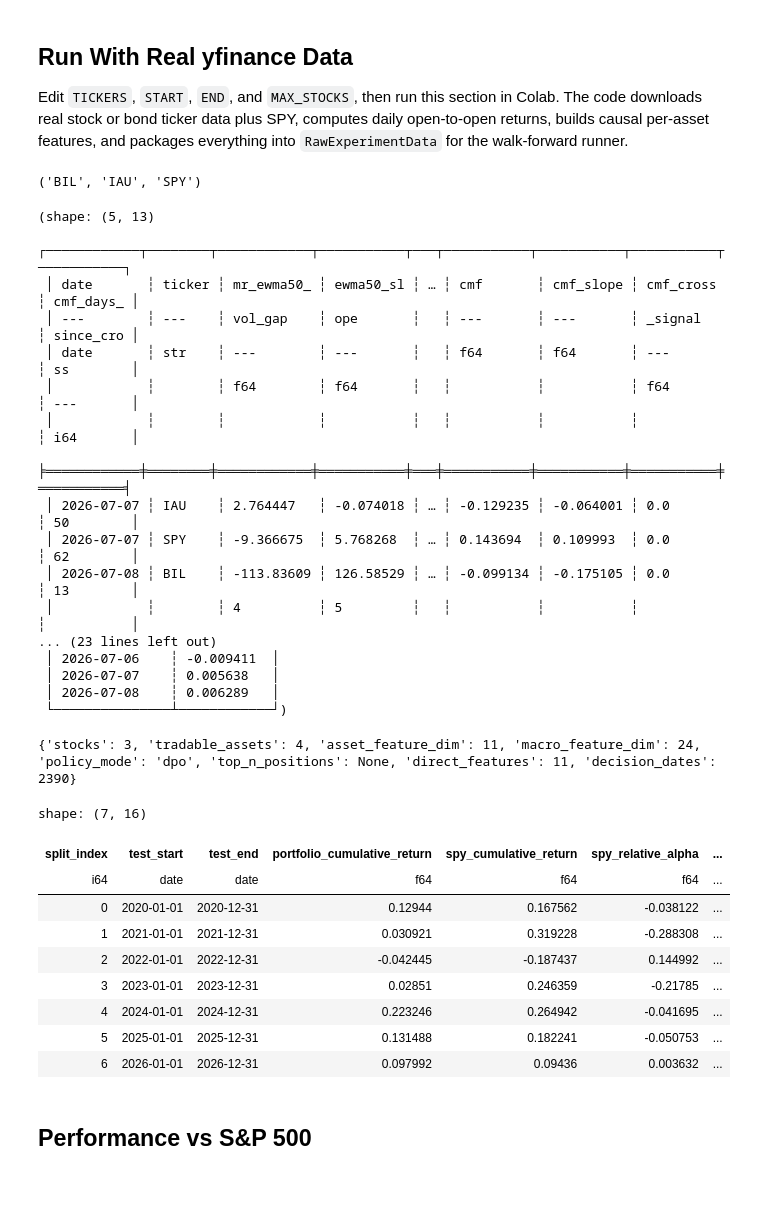
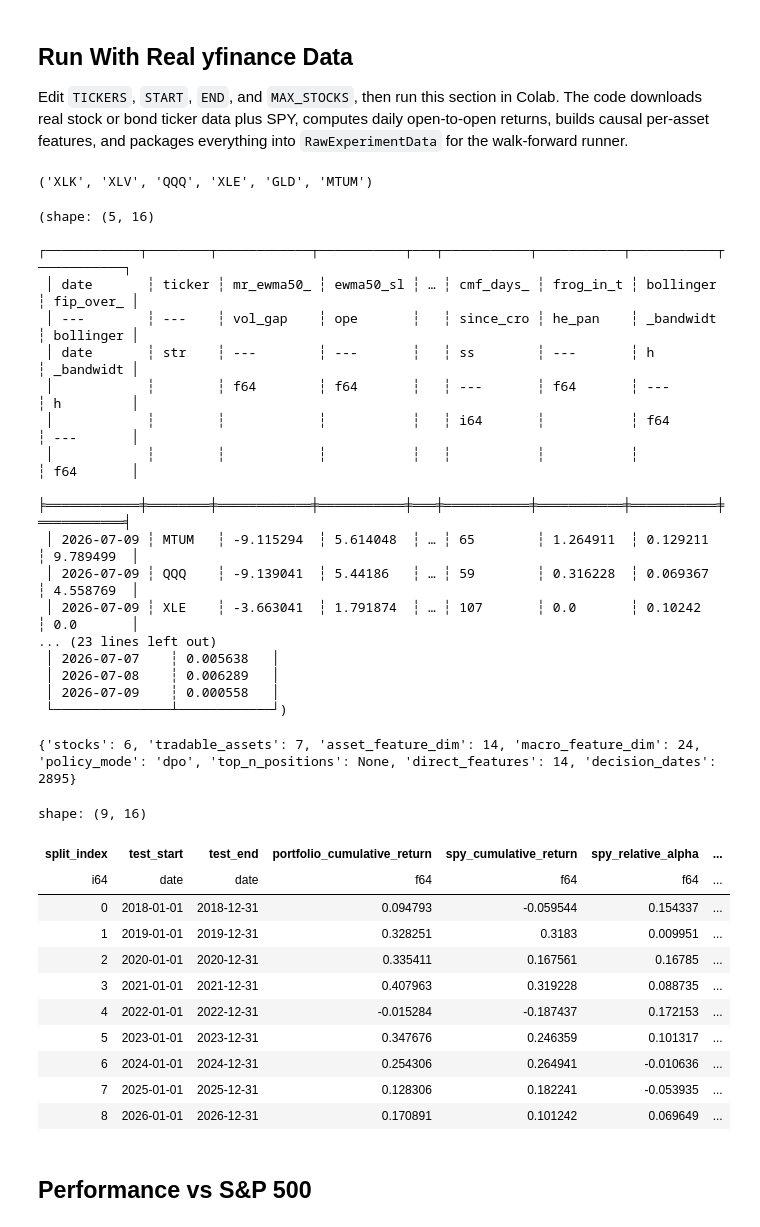
Before and after one commit to nidarshans/FINRL, a Jupyter notebook: notebooks/colab_walk_forward.ipynb, the cells around one changed output. Drawn from its saved outputs; the diff is of its cells as text; code cells hidden in the pictures; blank space fills up the shorter version.

```diff
--- a/notebooks/colab_walk_forward.ipynb
+++ b/notebooks/colab_walk_forward.ipynb
@@ -61,10 +62,10 @@ Replace the synthetic fixture below with the output of the data, feature, prepro
 Edit `TICKERS`, `START`, `END`, and `MAX_STOCKS`, then run this section in Colab. The code downloads real stock or bond ticker data plus SPY, computes daily open-to-open returns, builds causal per-asset features, and packages everything into `RawExperimentData` for the walk-forward runner.
 # %%
 TICKERS = [
-    "BIL", "IAU", "SPY"
+    'XLK', 'XLV', 'QQQ', "XLE", "GLD", 'MTUM'
 ]
 MAX_STOCKS = len(TICKERS)  # set to 100 after pasting your full universe
-START = "2017-01-01"
+START = "2015-01-01"
 END = "2026-07-25"
 CACHE_DIR = "data/cache"
 BENCHMARK_TICKER = "SPY"
@@ -85,7 +86,7 @@ market_config = MarketDataConfig(
 selected_tickers = universe.selected_tickers
 selected_tickers
 # %% [output]
-('BIL', 'IAU', 'SPY')
+('XLK', 'XLV', 'QQQ', 'XLE', 'GLD', 'MTUM')
 # %%
 def _returns_wide(open_to_open_returns: pl.DataFrame, tickers: tuple[str, ...]) -> pl.DataFrame:
     wide = (
@@ -180,22 +181,22 @@ def make_real_yfinance_data() -> RawExperimentData:
 raw_data = make_real_yfinance_data()
 raw_data.features.asset_features.tail(), raw_data.returns.tail(), raw_data.spy_returns.tail()
 # %% [output]
-(shape: (5, 13)
+(shape: (5, 16)
  ┌────────────┬────────┬────────────┬───────────┬───┬───────────┬───────────┬───────────┬───────────┐
- │ date       ┆ ticker ┆ mr_ewma50_ ┆ ewma50_sl ┆ … ┆ cmf       ┆ cmf_slope ┆ cmf_cross ┆ cmf_days_ │
- │ ---        ┆ ---    ┆ vol_gap    ┆ ope       ┆   ┆ ---       ┆ ---       ┆ _signal   ┆ since_cro │
- │ date       ┆ str    ┆ ---        ┆ ---       ┆   ┆ f64       ┆ f64       ┆ ---       ┆ ss        │
- │            ┆        ┆ f64        ┆ f64       ┆   ┆           ┆           ┆ f64       ┆ ---       │
- │            ┆        ┆            ┆           ┆   ┆           ┆           ┆           ┆ i64       │
+ │ date       ┆ ticker ┆ mr_ewma50_ ┆ ewma50_sl ┆ … ┆ cmf_days_ ┆ frog_in_t ┆ bollinger ┆ fip_over_ │
+ │ ---        ┆ ---    ┆ vol_gap    ┆ ope       ┆   ┆ since_cro ┆ he_pan    ┆ _bandwidt ┆ bollinger │
+ │ date       ┆ str    ┆ ---        ┆ ---       ┆   ┆ ss        ┆ ---       ┆ h         ┆ _bandwidt │
+ │            ┆        ┆ f64        ┆ f64       ┆   ┆ ---       ┆ f64       ┆ ---       ┆ h         │
+ │            ┆        ┆            ┆           ┆   ┆ i64       ┆           ┆ f64       ┆ ---       │
+ │            ┆        ┆            ┆           ┆   ┆           ┆           ┆           ┆ f64       │
  ╞════════════╪════════╪════════════╪═══════════╪═══╪═══════════╪═══════════╪═══════════╪═══════════╡
- │ 2026-07-07 ┆ IAU    ┆ 2.764447   ┆ -0.074018 ┆ … ┆ -0.129235 ┆ -0.064001 ┆ 0.0       ┆ 50        │
- │ 2026-07-07 ┆ SPY    ┆ -9.366675  ┆ 5.768268  ┆ … ┆ 0.143694  ┆ 0.109993  ┆ 0.0       ┆ 62        │
- │ 2026-07-08 ┆ BIL    ┆ -113.83609 ┆ 126.58529 ┆ … ┆ -0.099134 ┆ -0.175105 ┆ 0.0       ┆ 13        │
- │            ┆        ┆ 4          ┆ 5         ┆   ┆           ┆           ┆           ┆           │
+ │ 2026-07-09 ┆ MTUM   ┆ -9.115294  ┆ 5.614048  ┆ … ┆ 65        ┆ 1.264911  ┆ 0.129211  ┆ 9.789499  │
+ │ 2026-07-09 ┆ QQQ    ┆ -9.139041  ┆ 5.44186   ┆ … ┆ 59        ┆ 0.316228  ┆ 0.069367  ┆ 4.558769  │
+ │ 2026-07-09 ┆ XLE    ┆ -3.663041  ┆ 1.791874  ┆ … ┆ 107       ┆ 0.0       ┆ 0.10242   ┆ 0.0       │
 ... (23 lines left out)
- │ 2026-07-06    ┆ -0.009411  │
  │ 2026-07-07    ┆ 0.005638   │
  │ 2026-07-08    ┆ 0.006289   │
+ │ 2026-07-09    ┆ 0.000558   │
  └───────────────┴────────────┘)
 # %%
 n_stocks = len(raw_data.features.tickers)
@@ -215,51 +216,54 @@ config = ExperimentConfig(
     walk_forward=WalkForwardConfig(train_years=3, test_years=1, step_years=1),
     preprocessing=PreprocessingConfig(rolling_window=252),
     dpo=DPOConfig(
-        learning_rate=3e-4,
+        learning_rate=1e-4,
         num_epochs=50,
-        transaction_cost_bps=10.0,
-        lambda_drawdown=0.1,
+        transaction_cost_bps=0.0,
+        lambda_drawdown=0.03,
         allocation_hidden_dims=(16, 8),
         allocation_hidden_activation="tanh",
         allocation_output_activation="identity",
         allocation_use_layer_norm=True,
         simplex_activation="sparsemax",
     ),
     env=EnvConfig(
         sortino_target_return=0.0,
         sortino_downside_penalty=0.0,
         top_n_positions=TOP_N_POSITIONS,
+        transaction_cost_rate=0.0
     ),
     enable_dpo=POLICY_MODE == "dpo",
     rebalance_frequency=REBALANCE_FREQUENCY,
-    seed=8,
+    seed=6,
 )
 
 print({
     "stocks": n_stocks,
     "tradable_assets": n_tradable_assets,
     "asset_feature_dim": asset_feature_dim,
     "macro_feature_dim": macro_feature_dim,
     "policy_mode": POLICY_MODE,
     "top_n_positions": TOP_N_POSITIONS,
     "direct_features": len(routing.direct_allocation_indices),
     "decision_dates": len(raw_data.features.decision_dates),
 })
 
 result = run_walk_forward_experiment(raw_data, config)
 metrics_to_frame(result)
 # %% [output]
-{'stocks': 3, 'tradable_assets': 4, 'asset_feature_dim': 11, 'macro_feature_dim': 24, 'policy_mode': 'dpo', 'top_n_positions': None, 'direct_features': 11, 'decision_dates': 2390}
+{'stocks': 6, 'tradable_assets': 7, 'asset_feature_dim': 14, 'macro_feature_dim': 24, 'policy_mode': 'dpo', 'top_n_positions': None, 'direct_features': 14, 'decision_dates': 2895}
-shape: (7, 16)
+shape: (9, 16)
 | split_index | test_start | test_end | portfolio_cumulative_return | spy_cumulative_return | spy_relative_alpha | ... |
 | i64 | date | date | f64 | f64 | f64 | ... |
-| 0 | 2020-01-01 | 2020-12-31 | 0.12944 | 0.167562 | -0.038122 | ... |
-| 1 | 2021-01-01 | 2021-12-31 | 0.030921 | 0.319228 | -0.288308 | ... |
-| 2 | 2022-01-01 | 2022-12-31 | -0.042445 | -0.187437 | 0.144992 | ... |
-| 3 | 2023-01-01 | 2023-12-31 | 0.02851 | 0.246359 | -0.21785 | ... |
-| 4 | 2024-01-01 | 2024-12-31 | 0.223246 | 0.264942 | -0.041695 | ... |
-| 5 | 2025-01-01 | 2025-12-31 | 0.131488 | 0.182241 | -0.050753 | ... |
-| 6 | 2026-01-01 | 2026-12-31 | 0.097992 | 0.09436 | 0.003632 | ... |
+| 0 | 2018-01-01 | 2018-12-31 | 0.094793 | -0.059544 | 0.154337 | ... |
+| 1 | 2019-01-01 | 2019-12-31 | 0.328251 | 0.3183 | 0.009951 | ... |
+| 2 | 2020-01-01 | 2020-12-31 | 0.335411 | 0.167561 | 0.16785 | ... |
+| 3 | 2021-01-01 | 2021-12-31 | 0.407963 | 0.319228 | 0.088735 | ... |
+| 4 | 2022-01-01 | 2022-12-31 | -0.015284 | -0.187437 | 0.172153 | ... |
+| 5 | 2023-01-01 | 2023-12-31 | 0.347676 | 0.246359 | 0.101317 | ... |
+| 6 | 2024-01-01 | 2024-12-31 | 0.254306 | 0.264941 | -0.010636 | ... |
+| 7 | 2025-01-01 | 2025-12-31 | 0.128306 | 0.182241 | -0.053935 | ... |
+| 8 | 2026-01-01 | 2026-12-31 | 0.170891 | 0.101242 | 0.069649 | ... |
 # %% [markdown]
 ## Performance vs S&P 500
 # %%
```
Also changed, not shown: parts of 3 cells of this notebook, 5 other files.
